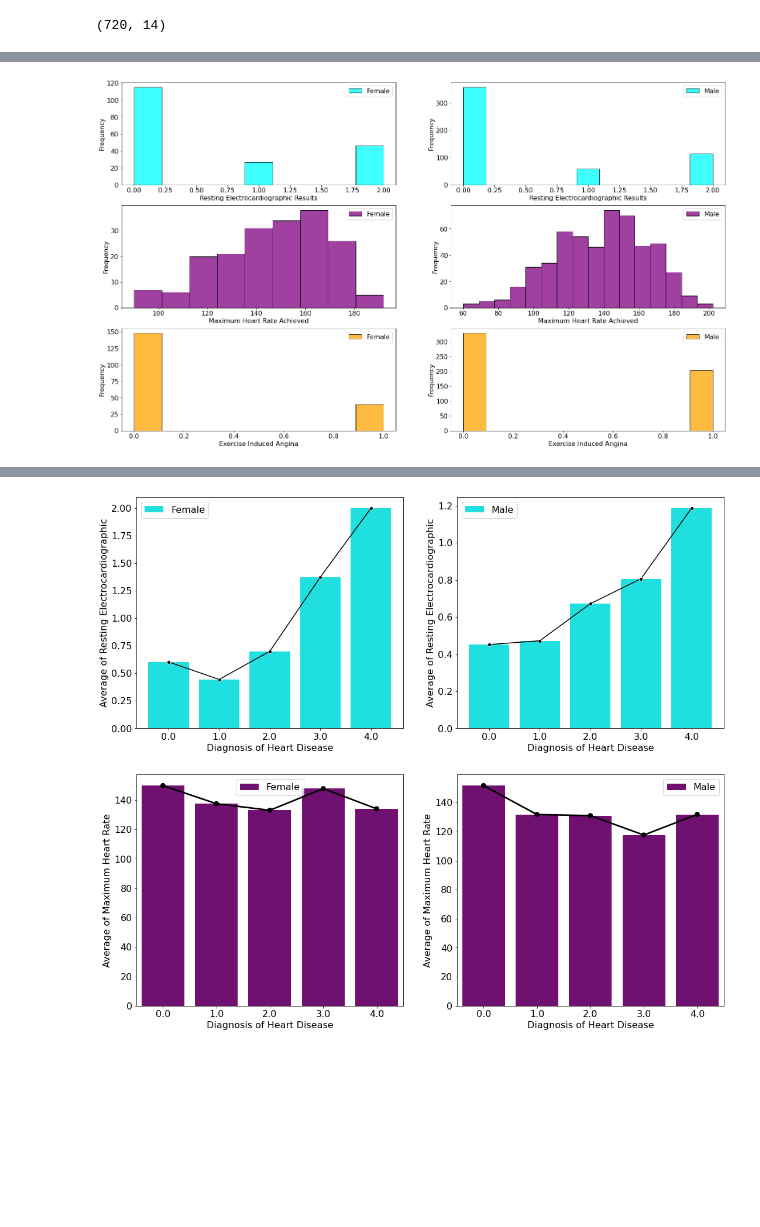
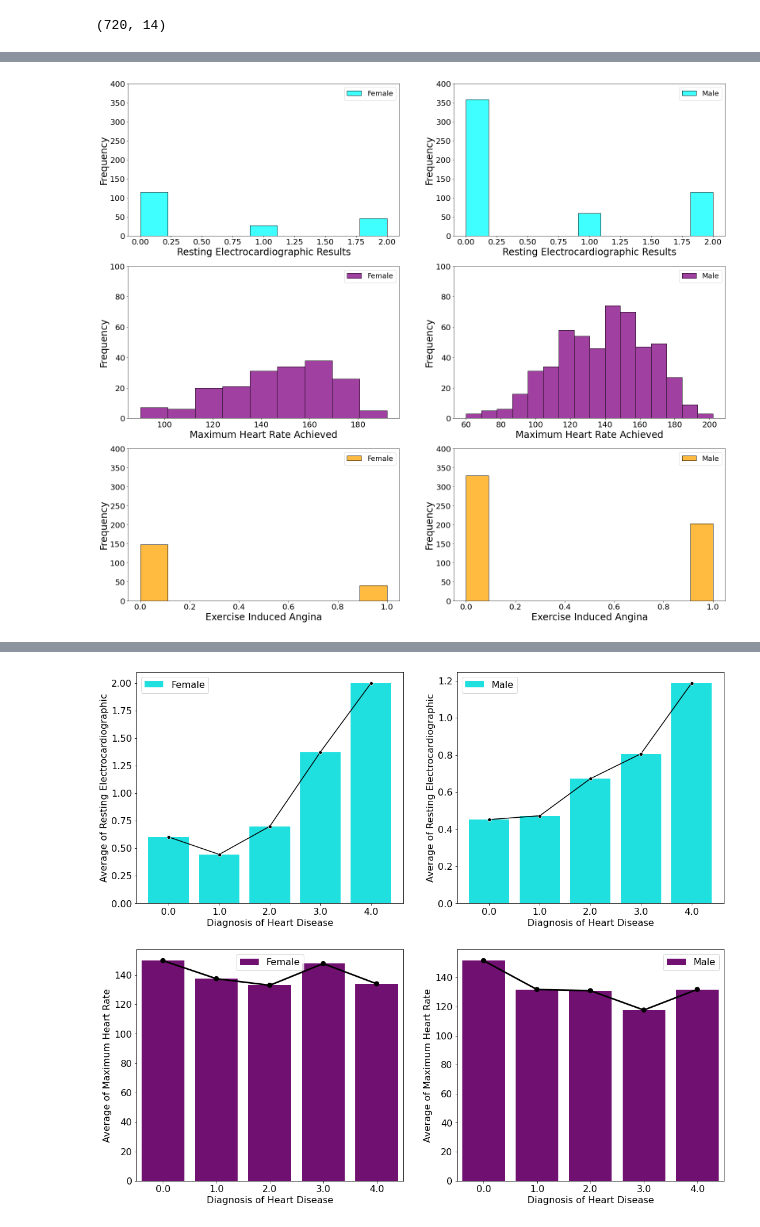
Before and after one commit to bkeshavarzi/Heart, a Jupyter notebook: FeatureCorrelationHeart.ipynb, the cells around one changed output, grey strips where cells are left out. Cells and saved outputs as stored; diff of their text form; code cells hidden in the pictures; blank space fills up the shorter version.

```diff
--- a/FeatureCorrelationHeart.ipynb
+++ b/FeatureCorrelationHeart.ipynb
@@ -74,41 +69,47 @@ axis[2,1].legend(fontsize=16);
 # %%
-fig, axis = plt.subplots(3,2,figsize=(27,16))
+fig, axis = plt.subplots(3,2,figsize=(27,24))
 
 sns.histplot(data = heart.loc[heart['sex']==0.0,:], x = 'restecg', color = 'cyan',ax = axis[0,0], label = 'Female')
-axis[0,0].set_xlabel('Resting Electrocardiographic Results',fontsize=16)
-axis[0,0].set_ylabel('Frequency',fontsize=16)
-axis[0,0].tick_params(axis='both',labelsize=16)
-axis[0,0].legend(fontsize=16)
+axis[0,0].set_xlabel('Resting Electrocardiographic Results',fontsize=24)
+axis[0,0].set_ylabel('Frequency',fontsize=24)
+axis[0,0].set_ylim([0,400])
+axis[0,0].tick_params(axis='both',labelsize=20)
+axis[0,0].legend(fontsize=18)
 
 sns.histplot(data = heart.loc[heart['sex']==1.0,:], x = 'restecg', color = 'cyan',ax = axis[0,1], label = 'Male')
-axis[0,1].set_xlabel('Resting Electrocardiographic Results',fontsize=16)
-axis[0,1].set_ylabel('Frequency',fontsize=16)
-axis[0,1].tick_params(axis='both',labelsize=16)
-axis[0,1].legend(fontsize=16)
+axis[0,1].set_xlabel('Resting Electrocardiographic Results',fontsize=24)
+axis[0,1].set_ylabel('Frequency',fontsize=24)
+axis[0,1].set_ylim([0,400])
+axis[0,1].tick_params(axis='both',labelsize=20)
+axis[0,1].legend(fontsize=18)
 
 sns.histplot(data = heart.loc[heart['sex']==0.0,:], x = 'thalach', color = 'purple',ax = axis[1,0], label = 'Female')
-axis[1,0].set_xlabel('Maximum Heart Rate Achieved',fontsize=16)
-axis[1,0].set_ylabel('Frequency',fontsize=16)
-axis[1,0].tick_params(axis='both',labelsize=16)
-axis[1,0].legend(fontsize=16)
+axis[1,0].set_xlabel('Maximum Heart Rate Achieved',fontsize=24)
+axis[1,0].set_ylabel('Frequency',fontsize=24)
+axis[1,0].set_ylim([0,100])
+axis[1,0].tick_params(axis='both',labelsize=20)
+axis[1,0].legend(fontsize=18)
 
 sns.histplot(data = heart.loc[heart['sex']==1.0,:], x = 'thalach', color = 'purple',ax = axis[1,1], label = 'Male')
-axis[1,1].set_xlabel('Maximum Heart Rate Achieved',fontsize=16)
-axis[1,1].set_ylabel('Frequency',fontsize=16)
-axis[1,1].tick_params(axis='both',labelsize=16)
-axis[1,1].legend(fontsize=16)
+axis[1,1].set_xlabel('Maximum Heart Rate Achieved',fontsize=24)
+axis[1,1].set_ylabel('Frequency',fontsize=24)
+axis[1,1].set_ylim([0,100])
+axis[1,1].tick_params(axis='both',labelsize=20)
+axis[1,1].legend(fontsize=18)
 
 sns.histplot(data = heart.loc[heart['sex']==0.0,:], x = 'exang', color = 'orange',ax = axis[2,0], label = 'Female')
-axis[2,0].set_xlabel('Exercise Induced Angina',fontsize=16)
-axis[2,0].set_ylabel('Frequency',fontsize=16)
-axis[2,0].tick_params(axis='both',labelsize=16)
-axis[2,0].legend(fontsize=16)
+axis[2,0].set_xlabel('Exercise Induced Angina',fontsize=24)
+axis[2,0].set_ylabel('Frequency',fontsize=24)
+axis[2,0].set_ylim([0,400])
+axis[2,0].tick_params(axis='both',labelsize=20)
+axis[2,0].legend(fontsize=18)
 
 sns.histplot(data = heart.loc[heart['sex']==1.0,:], x = 'exang', color = 'orange',ax = axis[2,1], label = 'Male')
-axis[2,1].set_xlabel('Exercise Induced Angina',fontsize=16)
-axis[2,1].set_ylabel('Frequency',fontsize=16)
-axis[2,1].tick_params(axis='both',labelsize=16)
-axis[2,1].legend(fontsize=16);
+axis[2,1].set_xlabel('Exercise Induced Angina',fontsize=24)
+axis[2,1].set_ylabel('Frequency',fontsize=24)
+axis[2,1].set_ylim([0,400])
+axis[2,1].tick_params(axis='both',labelsize=20)
+axis[2,1].legend(fontsize=18);
 # %% [output]
-[figure, old version]
+[figure, new version]
 # %%
```
Also changed, not shown: parts of 34 cells of this notebook, 48 other files.
